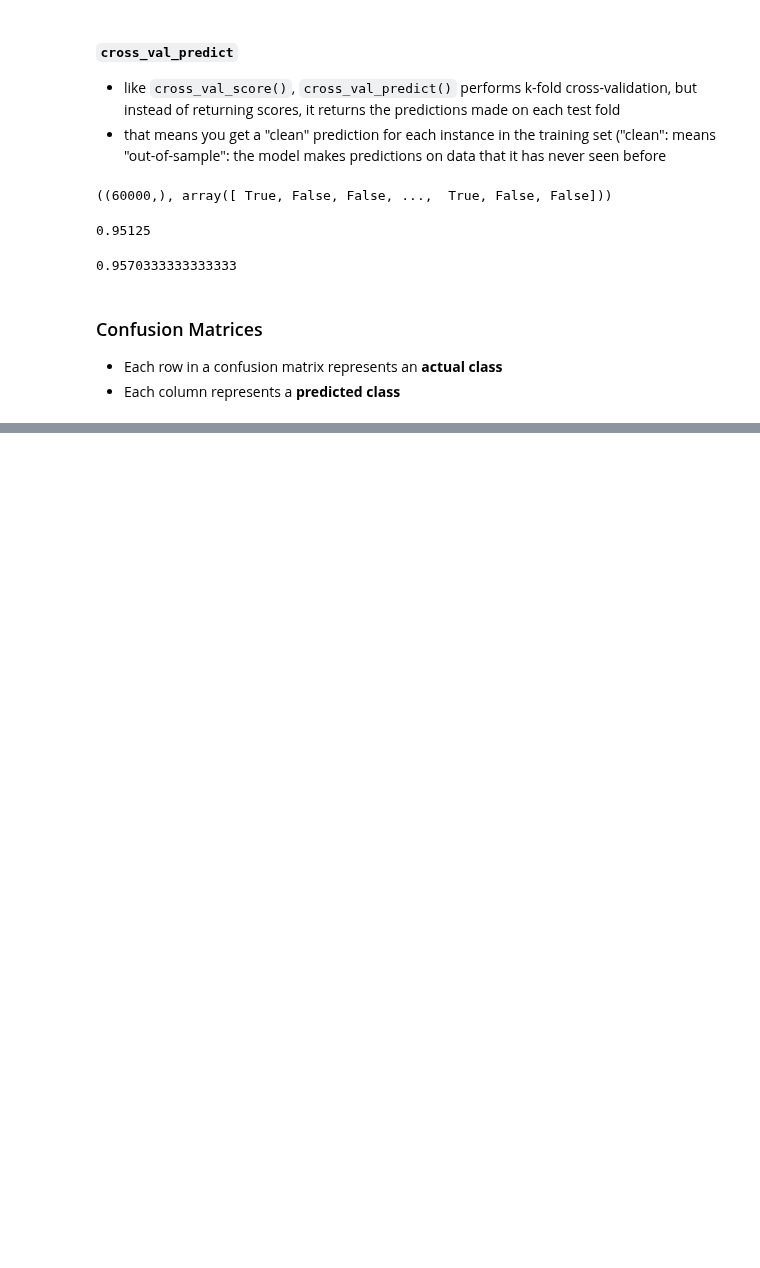
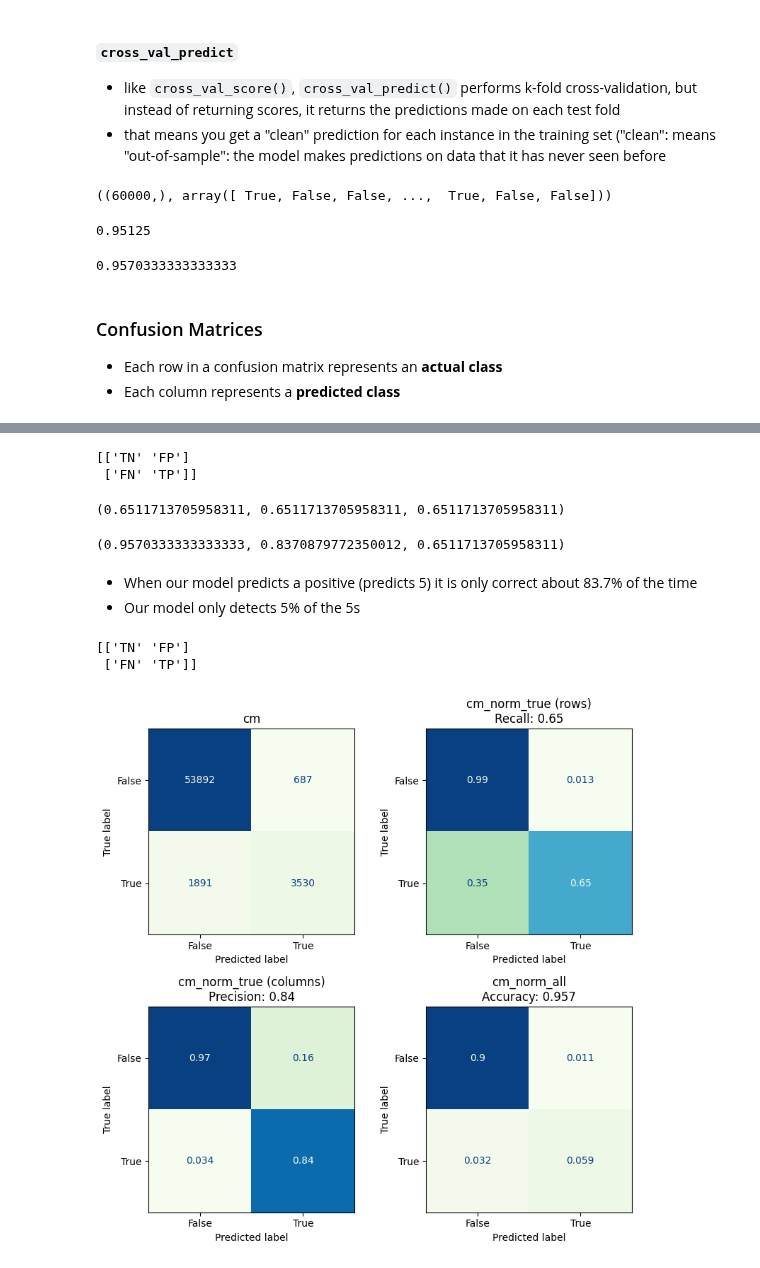
Before and after one commit to PaulToronto/Hands-on-Maching-Learning-Book, a Jupyter notebook: 3_Classification.ipynb, the cells around one changed output, grey strips where cells are left out. Saved outputs shown, nothing was run; the diff lists cells and outputs as text; code cells hidden in the pictures; blank space fills up the shorter version.

```diff
--- a/3_Classification.ipynb
+++ b/3_Classification.ipynb
@@ -370,0 +498,50 @@ the_accuracy
+# %%
+print(np.array([['TN', 'FP'], ['FN', 'TP']]))
+# %% [output]
+[['TN' 'FP']
+ ['FN' 'TP']]
+# %%
+recall = TP / (TP + FN)
+
+(recall,
+ recall_score(y_train_is_5,
+              y_train_predict),
+ recall_score(y_train_is_5,
+              y_train_predict,
+              pos_label=True))
+# %% [output]
+(0.6511713705958311, 0.6511713705958311, 0.6511713705958311)
+# %%
+accuracy, precision, recall
+# %% [output]
+(0.9570333333333333, 0.8370879772350012, 0.6511713705958311)
+# %% [markdown]
+- When our model predicts a positive (predicts 5) it is only correct about 83.7% of the time
+- Our model only detects 5% of the 5s
+# %%
+# normalizes over the "true labels" (rows)
+cm_norm_true = confusion_matrix(y_train_is_5, y_train_predict, normalize='true')
+
+# normalizes over the "predicted labels" (columns)
+cm_norm_pred = confusion_matrix(y_train_is_5, y_train_predict, normalize='pred')
+
+# normlizes over all the population
+cm_norm_all = confusion_matrix(y_train_is_5, y_train_predict, normalize='all')
+# %%
+print(np.array([['TN', 'FP'], ['FN', 'TP']]))
+fig, axes = plt.subplots(2, 2, figsize=(8, 8))
+axes = axes.flatten()
+titles = ['cm',
+          f'cm_norm_true (rows)\nRecall: {recall.round(2)}',
+          f'cm_norm_true (columns)\nPrecision: {precision.round(2)}',
+          f'cm_norm_all\nAccuracy: {accuracy.round(3)}']
+for i, conf_matrix in enumerate([cm, cm_norm_true, cm_norm_pred, cm_norm_all]):
+    ConfusionMatrixDisplay(conf_matrix, display_labels=sgd_clf.classes_).plot(ax=axes[i],
+                                                                              cmap='GnBu',
+                                                                              colorbar=False)
+    axes[i].set_title(titles[i])
+plt.tight_layout()
+# %% [output]
+[['TN' 'FP']
+ ['FN' 'TP']]
+[figure, added]
```
Also changed, not shown: parts of 37 cells of this notebook.
